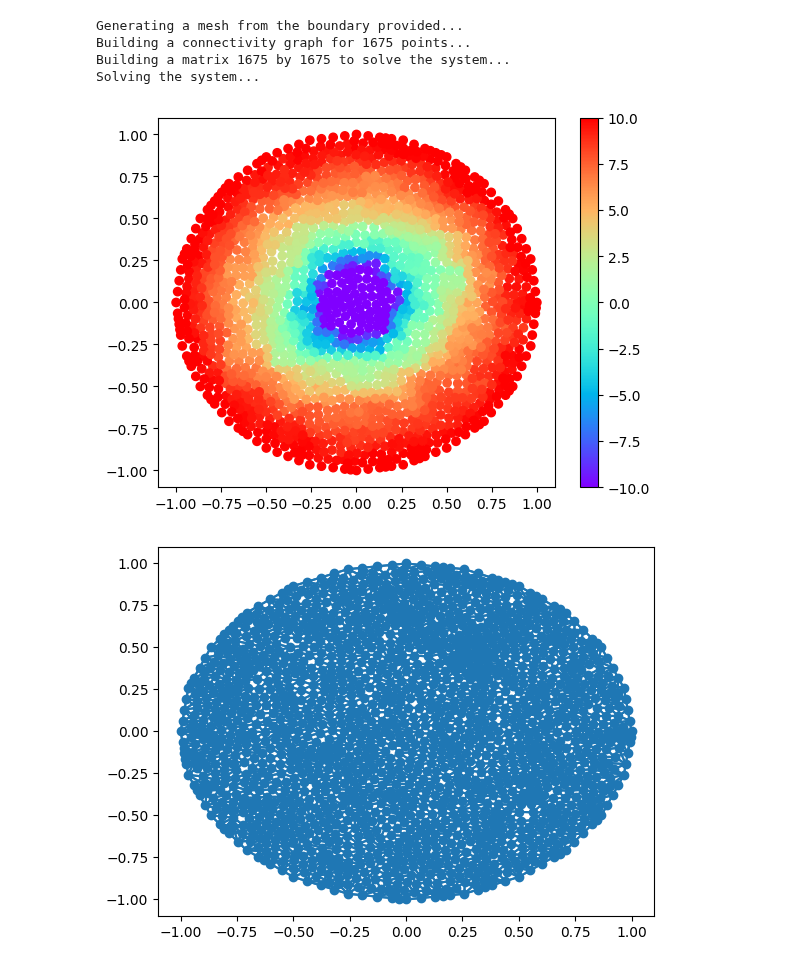
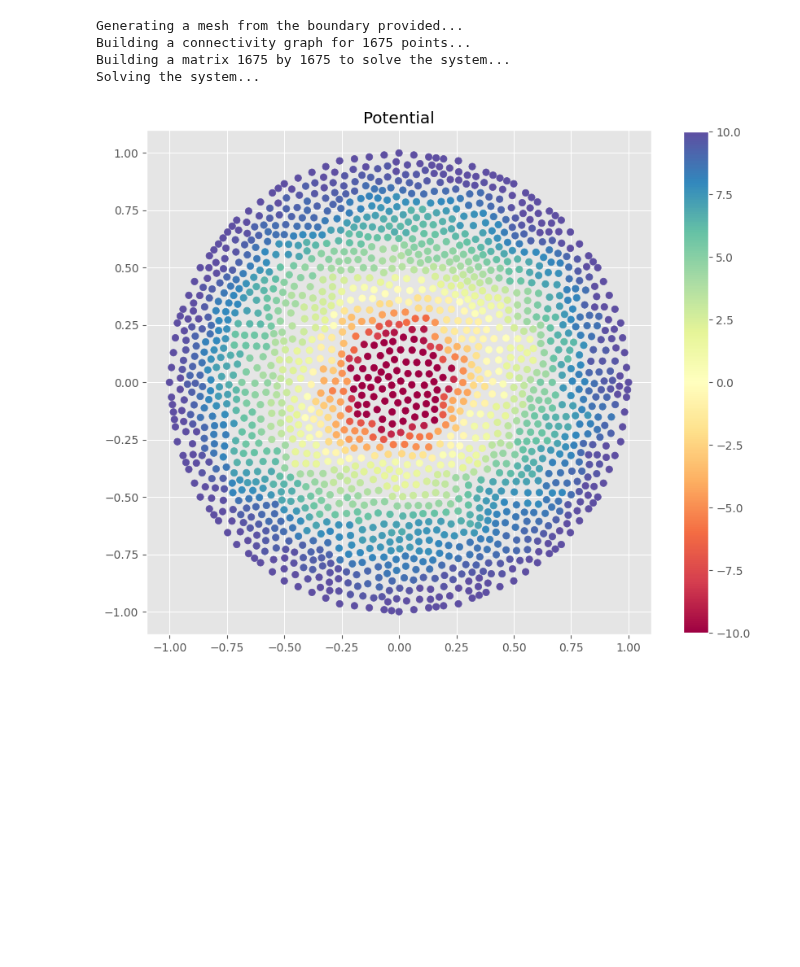
Before and after one commit to emmanuellfc/EM_Tufts_Fall2023, a Jupyter notebook: GeneralFiniteDifferences.ipynb, the cells around one changed output. Saved outputs shown, nothing was run; the diff lists cells and outputs as text; code cells hidden in the pictures; blank space fills up the shorter version.

Commit message:
- Playing with Plotting Stuff.

```diff
--- a/GeneralFiniteDifferences.ipynb
+++ b/GeneralFiniteDifferences.ipynb
@@ -190,6 +187,17 @@ class FiniteDifferences:
     ax.add_collection(line_collection)
 
   # Profit???
+# %%
+def PlotSolution(x, y):
+  """""
+  Plot the distribution with color indicating potential at that point.
+  """""
+  plt.style.use('ggplot')                                                       # Use the ggplot style
+  color = [pt.pot for pt in solution.all_points]
+  fig, ax = plt.subplots(figsize=(10,10))
+  plt.gca().set_aspect('equal')                                                 # Set Aspect Ratio
+  fig.colorbar(ax.scatter(x,y, c=color, cmap='Spectral'), shrink=0.80)
+  ax.title.set_text('Potential')
 # %%
 # Generate the simplest possible boundary: An edge length 1 box.
 def box_generator():
@@ -254,18 +262,15 @@ solution.solve_systems_matrix()
 #print(solution.solution)
 
 # Plot the distribution with color indicating potential at that point.
-#plt.subplot(122)
-plt.scatter([ pt.pos[0] for pt in solution.all_points ],
-            [ pt.pos[1] for pt in solution.all_points ],
-          c=[ pt.pot    for pt in solution.all_points ],
-            cmap='rainbow')
-plt.colorbar()
-
-solution.draw_connectivity()
+#plt.subplot(122
 # %% [output]
 Generating a mesh from the boundary provided...
 Building a connectivity graph for 1675 points...
 Building a matrix 1675 by 1675 to solve the system...
 Solving the system...
-[figure, removed]
-[figure, removed]
+# %%
+x = [pt.pos[0] for pt in solution.all_points]
+y = [pt.pos[1] for pt in solution.all_points]
+PlotSolution(x, y)
+# %% [output]
+[figure, added]
```
Also changed, not shown: parts of 1 cell of this notebook.
